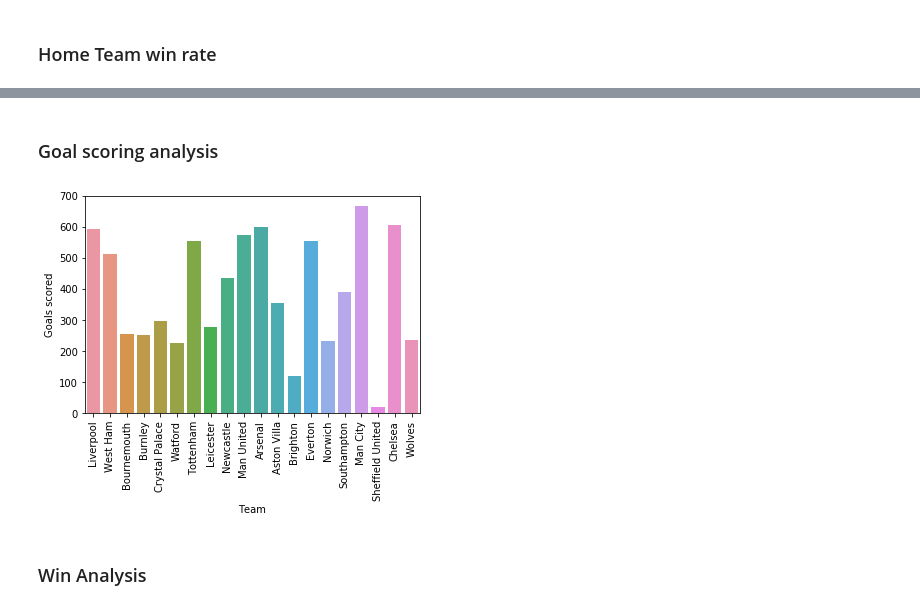
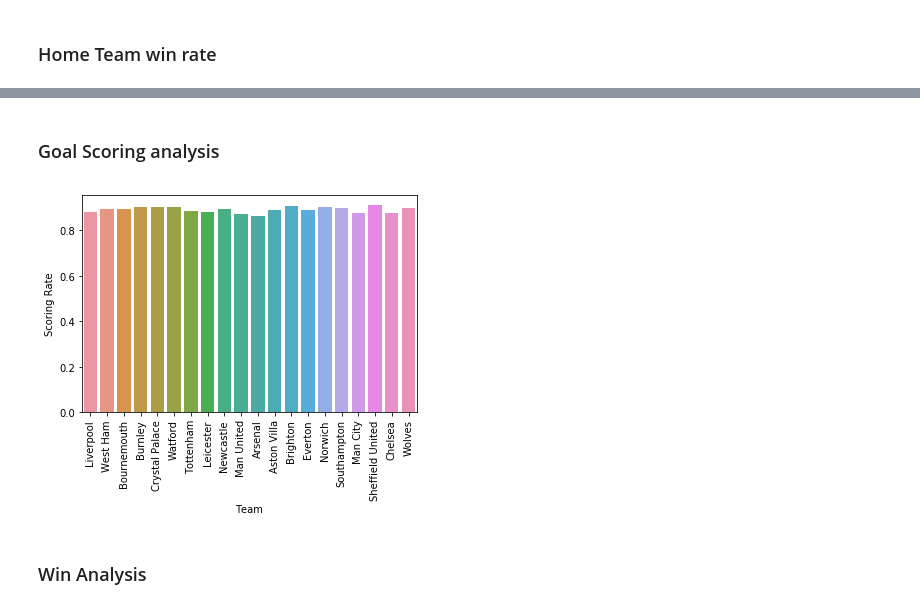
Before and after one commit to likarajo/premier_league, a Jupyter notebook: data_analysis.ipynb, the cells around one changed output, grey strips where cells are left out. Drawn from its saved outputs; the diff is of its cells as text; code cells hidden in the pictures.

```diff
--- a/data_analysis.ipynb
+++ b/data_analysis.ipynb
@@ -45,7 +57,7 @@ data/seasons/season-1718.csv (380, 65)
 * Obtain the list of home teams from the records
 * Find the unique teams from the home teams list
 # %%
-curr_df = pd.read_csv('data/seasons/season-1920.csv')
+curr_df = pd.read_csv('data/seasons/season-2019-2020.csv')
 
 home_teams = curr_df['HomeTeam']
 
@@ -156,67 +153,67 @@ def getData(team):
     games_drawn_rate = 0
     if num_games != 0:
         games_won_rate = num_games_won / num_games
-        print('Win percentage:', games_won_rate*100,'%')
+        print('Win percentage: %.2f' % (games_won_rate*100),'%')
         games_lost_rate = num_games_lost / num_games
-        print('Lose percentage:', games_lost_rate*100,'%')
+        print('Lose percentage: %.2f' % (games_lost_rate*100),'%')
         games_drawn_rate = num_games_drawn / num_games
-        print('Draw percentage:', games_drawn_rate*100,'%')
+        print('Draw percentage: %.2f' % (games_drawn_rate*100),'%')
 
     home_goals = home_games['FTHG'].sum()
-    away_goals = home_games['FTAG'].sum()
-    total_goals = home_goals + away_goals
+    away_goals = away_games['FTAG'].sum()
+    total_goals = int(home_goals + away_goals)
     print('Total goals scored:', total_goals)
 
     home_goals_conc = home_games['FTAG'].sum()
-    away_goals_conc = home_games['FTHG'].sum()
-    total_goals_conc = home_goals_conc + away_goals_conc
+    away_goals_conc = away_games['FTHG'].sum()
+    total_goals_conc = int(home_goals_conc + away_goals_conc)
     print('Total goals conceded:', total_goals_conc)
 
     if num_games != 0:
         GPG = total_goals / num_games
-        print('Goals scored per game:', GPG)
+        print('Goals scored per game: %.2f' % GPG)
         GCPG = total_goals_conc / num_games
-        print('Goals conceded per game:', GCPG)
+        print('Goals conceded per game %.2f:' % GCPG)
 
     home_shots = home_games['HS'].sum()
     away_shots = away_games['AS'].sum()
-    total_shots = home_shots + away_shots
+    total_shots = int(home_shots + away_shots)
     print('Total shots hit:', total_shots)
 
     home_shots_ontarget = home_games['HST'].sum()
     away_shots_ontarget = away_games['AST'].sum()
-    total_shots_ontarget = home_shots_ontarget + away_shots_ontarget
+    total_shots_ontarget = int(home_shots_ontarget + away_shots_ontarget)
     print('Total shots on target:', total_shots_ontarget)
 
     home_shots_against = home_games['AS'].sum()
     away_shots_against = away_games['HS'].sum()
-    total_shots_against = home_shots_against + away_shots_against
+    total_shots_against = int(home_shots_against + away_shots_against)
     print('Total shots allowed:', total_shots_against)
 
     if num_games != 0:
         HSPG = home_shots / num_games
-        print('Shots taken per game:', HSPG)
+        print('Shots taken per game: %.2f' % HSPG)
         ASPG = away_goals / num_games
-        print('Shots allowed per game:', ASPG)
+        print('Shots allowed per game: %.2f' % ASPG)
 
     scoring_rate = 0
     if total_shots != 0:
         scoring_rate = (total_shots - total_goals) / total_shots
-    print('Goal Scoring percentage:', scoring_rate*100,'%')
+    print('Goal Scoring percentage: %2.f' % (scoring_rate*100),'%')
 
     home_yellow_cards = home_games['HY'].sum()
     away_yellow_cards = away_games['AY'].sum()
-    total_yellow_cards = home_yellow_cards + away_yellow_cards
+    total_yellow_cards = int(home_yellow_cards + away_yellow_cards)
     print('Total yellow cards received:', total_yellow_cards)
 
     home_red_cards = home_games['HR'].sum()
     away_red_cards = away_games['AR'].sum()
-    total_red_cards = home_red_cards + away_red_cards
+    total_red_cards = int(home_red_cards + away_red_cards)
     print('Total red cards received:', total_red_cards)
 
     home_fouls = home_games['HF'].sum()
     away_fouls = away_games['AF'].sum()
-    total_fouls = home_fouls + away_fouls
+    total_fouls = int(home_fouls + away_fouls)
     print('Total fouls committed:', total_fouls)
 
     if num_games == 0:
@@ -283,8 +245,8 @@ for team in teams:
 team_stats = pd.DataFrame(
     stat_list,
     columns=['Team', 'Games', 'Wins', 'Win Rate', 'Losses', 'Draws',
-            'Goals scored', 'Scoring rate', 'Goals conceded',
-            'Shots', 'Shots on Target', 'Shots against', 'Fouls',
+            'Goals scored', 'Scoring Rate', 'Goals Conceded',
+            'Shots', 'Shots on Target', 'Shots Against', 'Fouls',
             'Yellow Cards', 'Red Cards'])
 # %% [output]
 ______________ Liverpool ______________
@@ -328,13 +290,13 @@ team_stats.to_csv('data/team_stats.csv')
 # %% [markdown]
-### Goal scoring analysis
+### Goal Scoring analysis
 # %%
 import seaborn as sns
 
-GS = sns.barplot(team_stats['Team'], team_stats['Goals scored'])
+GS = sns.barplot(team_stats['Team'], team_stats['Scoring Rate'])
 for item in GS.get_xticklabels():
     item.set_rotation(90)
 # %% [output]
-[figure, old version]
+[figure, new version]
 # %% [markdown]
 ### Win Analysis
 # %%
```
Also changed, not shown: parts of 14 cells of this notebook, 37 other files.
